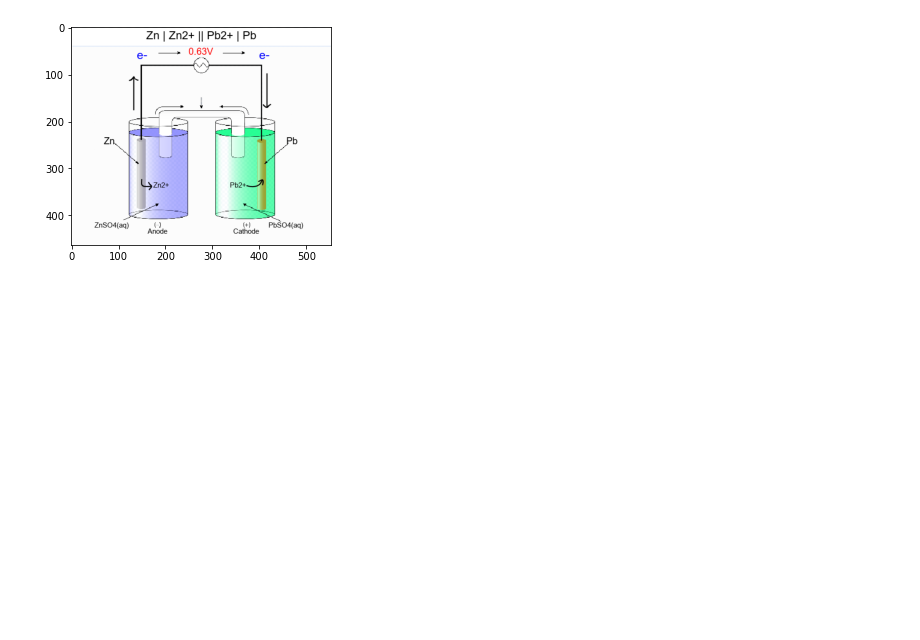
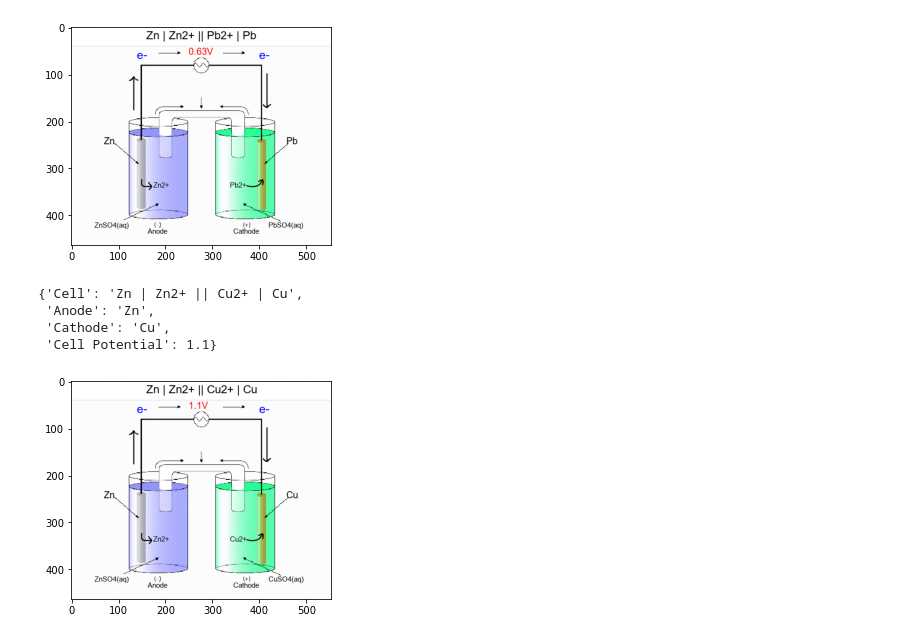
Before and after one commit to ArijDHIAB/Chemical-Interactions-with-Python, a Jupyter notebook: GeneralChemistry/cellule_galvanique.ipynb, the cells around one changed output. Cells and saved outputs as stored; diff of their text form; code cells hidden in the pictures; blank space fills up the shorter version.

```diff
--- a/GeneralChemistry/cellule_galvanique.ipynb
+++ b/GeneralChemistry/cellule_galvanique.ipynb
@@ -24,0 +27,9 @@ plt.show()
+# %%
+from chemlib import Galvanic_Cell
+g=Galvanic_Cell("Cu","Zn")
+g.properties
+# %% [output]
+{'Cell': 'Zn | Zn2+ || Cu2+ | Cu',
+ 'Anode': 'Zn',
+ 'Cathode': 'Cu',
+ 'Cell Potential': 1.1}
@@ -24,0 +39,8 @@ plt.show()
+# %%
+import matplotlib.pyplot as plt
+import matplotlib.image as img
+image = img.imread('CuZn.png')
+plt.imshow(image)
+plt.show()
+# %% [output]
+[figure, added]
```
Also changed, not shown: parts of 2 cells of this notebook, 1 other file.
